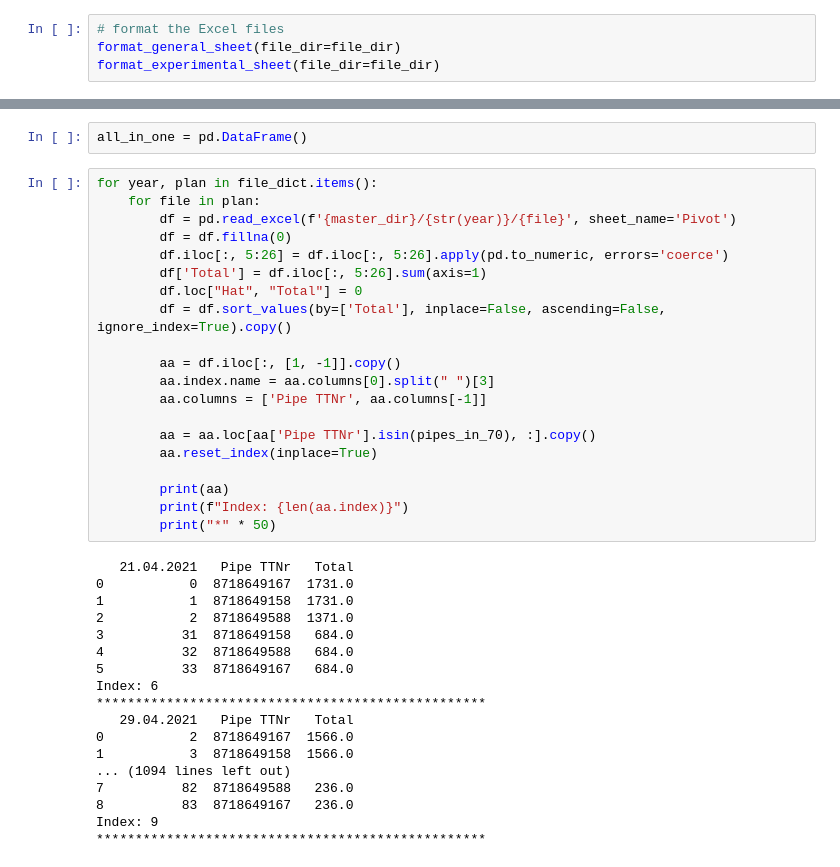
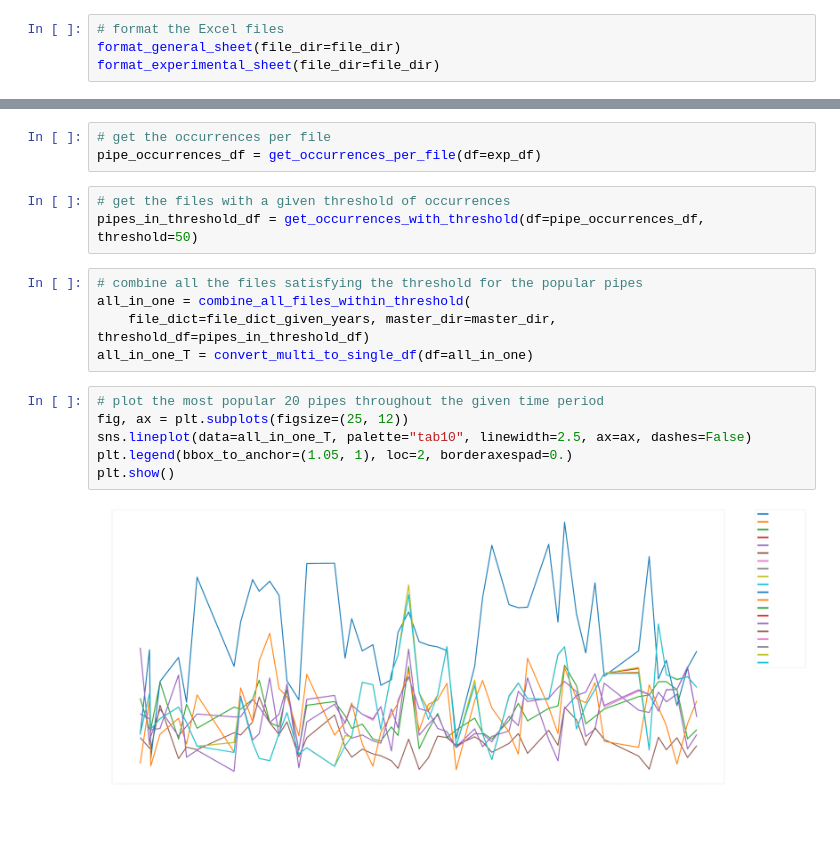
Before and after one commit to sahinozan/Bosch-Forecasting, a Jupyter notebook: stat.ipynb, the cells around one changed output, grey strips where cells are left out. Cells and saved outputs as stored; diff of their text form; blank space fills up the shorter version.

```diff
--- a/stat.ipynb
+++ b/stat.ipynb
@@ -228,40 +60,19 @@ array([8718649158, 8718649167, 8718649588])
-# %%
-all_in_one = pd.DataFrame()
-# %%
-for year, plan in file_dict.items():
-    for file in plan:
-        df = pd.read_excel(f'{master_dir}/{str(year)}/{file}', sheet_name='Pivot')
-        df = df.fillna(0)
-        df.iloc[:, 5:26] = df.iloc[:, 5:26].apply(pd.to_numeric, errors='coerce')
-        df['Total'] = df.iloc[:, 5:26].sum(axis=1)
-        df.loc["Hat", "Total"] = 0
-        df = df.sort_values(by=['Total'], inplace=False, ascending=False, ignore_index=True).copy()
-
-        aa = df.iloc[:, [1, -1]].copy()
-        aa.index.name = aa.columns[0].split(" ")[3]
-        aa.columns = ['Pipe TTNr', aa.columns[-1]]
-
-        aa = aa.loc[aa['Pipe TTNr'].isin(pipes_in_70), :].copy()
-        aa.reset_index(inplace=True)
-
-        print(aa)
-        print(f"Index: {len(aa.index)}")
-        print("*" * 50)
-# %% [output]
-   21.04.2021   Pipe TTNr   Total
-0           0  8718649167  1731.0
-1           1  8718649158  1731.0
-2           2  8718649588  1371.0
-3          31  8718649158   684.0
-4          32  8718649588   684.0
-5          33  8718649167   684.0
-Index: 6
-**************************************************
-   29.04.2021   Pipe TTNr   Total
-0           2  8718649167  1566.0
-1           3  8718649158  1566.0
-... (1094 lines left out)
-7          82  8718649588   236.0
-8          83  8718649167   236.0
-Index: 9
-**************************************************
+# %%
+# get the occurrences per file
+pipe_occurrences_df = get_occurrences_per_file(df=exp_df)
+# %%
+# get the files with a given threshold of occurrences
+pipes_in_threshold_df = get_occurrences_with_threshold(df=pipe_occurrences_df, threshold=50)
+# %%
+# combine all the files satisfying the threshold for the popular pipes
+all_in_one = combine_all_files_within_threshold(
+    file_dict=file_dict_given_years, master_dir=master_dir, threshold_df=pipes_in_threshold_df)
+all_in_one_T = convert_multi_to_single_df(df=all_in_one)
+# %%
+# plot the most popular 20 pipes throughout the given time period
+fig, ax = plt.subplots(figsize=(25, 12))
+sns.lineplot(data=all_in_one_T, palette="tab10", linewidth=2.5, ax=ax, dashes=False)
+plt.legend(bbox_to_anchor=(1.05, 1), loc=2, borderaxespad=0.)
+plt.show()
+# %% [output]
+[figure, added]
```
Also changed, not shown: parts of 37 cells of this notebook, 1 other file.
